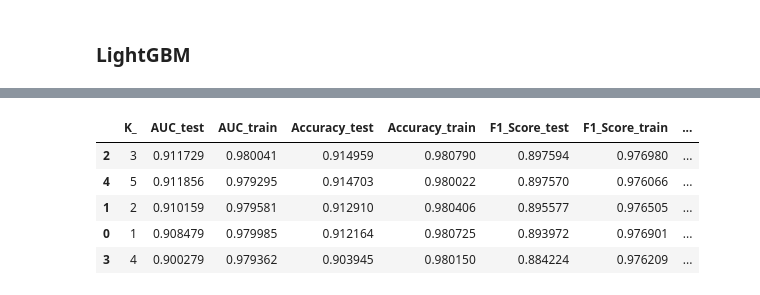
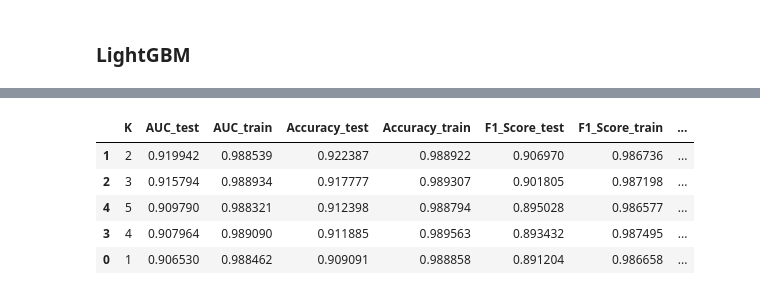
Before and after one commit to GuilhermeMaciel75/SI5-ELEC2, a Jupyter notebook: notebooks/04-Variacao_Parametrica/lightGBM.ipynb, the cells around one changed output, grey strips where cells are left out. Cells and saved outputs as stored; diff of their text form; code cells hidden in the pictures.

```diff
--- a/notebooks/04-Variacao_Parametrica/lightGBM.ipynb
+++ b/notebooks/04-Variacao_Parametrica/lightGBM.ipynb
@@ -124,9 +106,0 @@ You can set `force_col_wise=true` to remove the overhead.
-# %%
-df_lgb
-# %% [output]
-|  | K_ | AUC_test | AUC_train | Accuracy_test | Accuracy_train | F1_Score_test | F1_Score_train | ... |
-| 2 | 3 | 0.911729 | 0.980041 | 0.914959 | 0.980790 | 0.897594 | 0.976980 | ... |
-| 4 | 5 | 0.911856 | 0.979295 | 0.914703 | 0.980022 | 0.897570 | 0.976066 | ... |
-| 1 | 2 | 0.910159 | 0.979581 | 0.912910 | 0.980406 | 0.895577 | 0.976505 | ... |
-| 0 | 1 | 0.908479 | 0.979985 | 0.912164 | 0.980725 | 0.893972 | 0.976901 | ... |
-| 3 | 4 | 0.900279 | 0.979362 | 0.903945 | 0.980150 | 0.884224 | 0.976209 | ... |
@@ -136 +107,10 @@ runner.save_results(df_lgb, "lightGBM")
+# %%
+df_lgbm
+# %% [output]
+|  | K | AUC_test | AUC_train | Accuracy_test | Accuracy_train | F1_Score_test | F1_Score_train | ... |
+| 1 | 2 | 0.919942 | 0.988539 | 0.922387 | 0.988922 | 0.906970 | 0.986736 | ... |
+| 2 | 3 | 0.915794 | 0.988934 | 0.917777 | 0.989307 | 0.901805 | 0.987198 | ... |
+| 4 | 5 | 0.909790 | 0.988321 | 0.912398 | 0.988794 | 0.895028 | 0.986577 | ... |
+| 3 | 4 | 0.907964 | 0.989090 | 0.911885 | 0.989563 | 0.893432 | 0.987495 | ... |
+| 0 | 1 | 0.906530 | 0.988462 | 0.909091 | 0.988858 | 0.891204 | 0.986658 | ... |
 # %%
```
Also changed, not shown: parts of 5 cells of this notebook, 10 other files.
